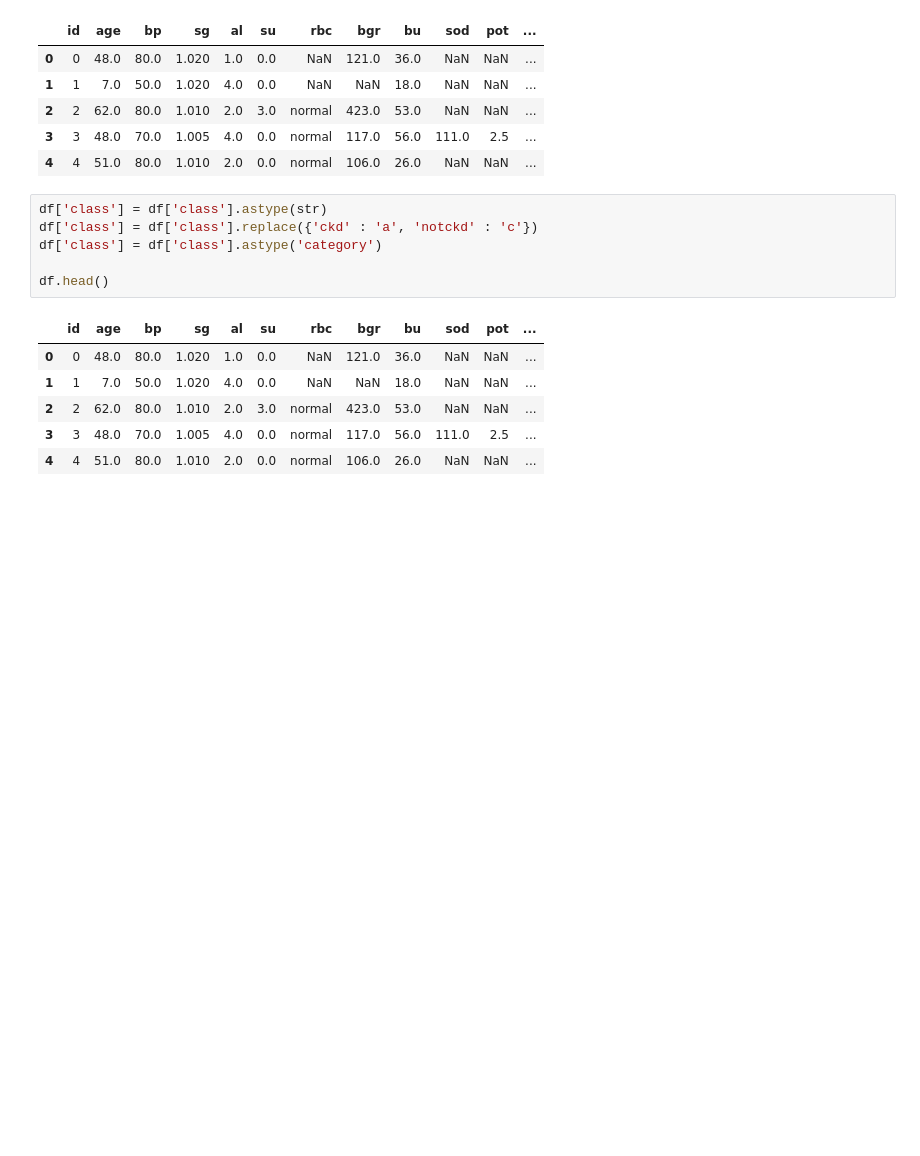
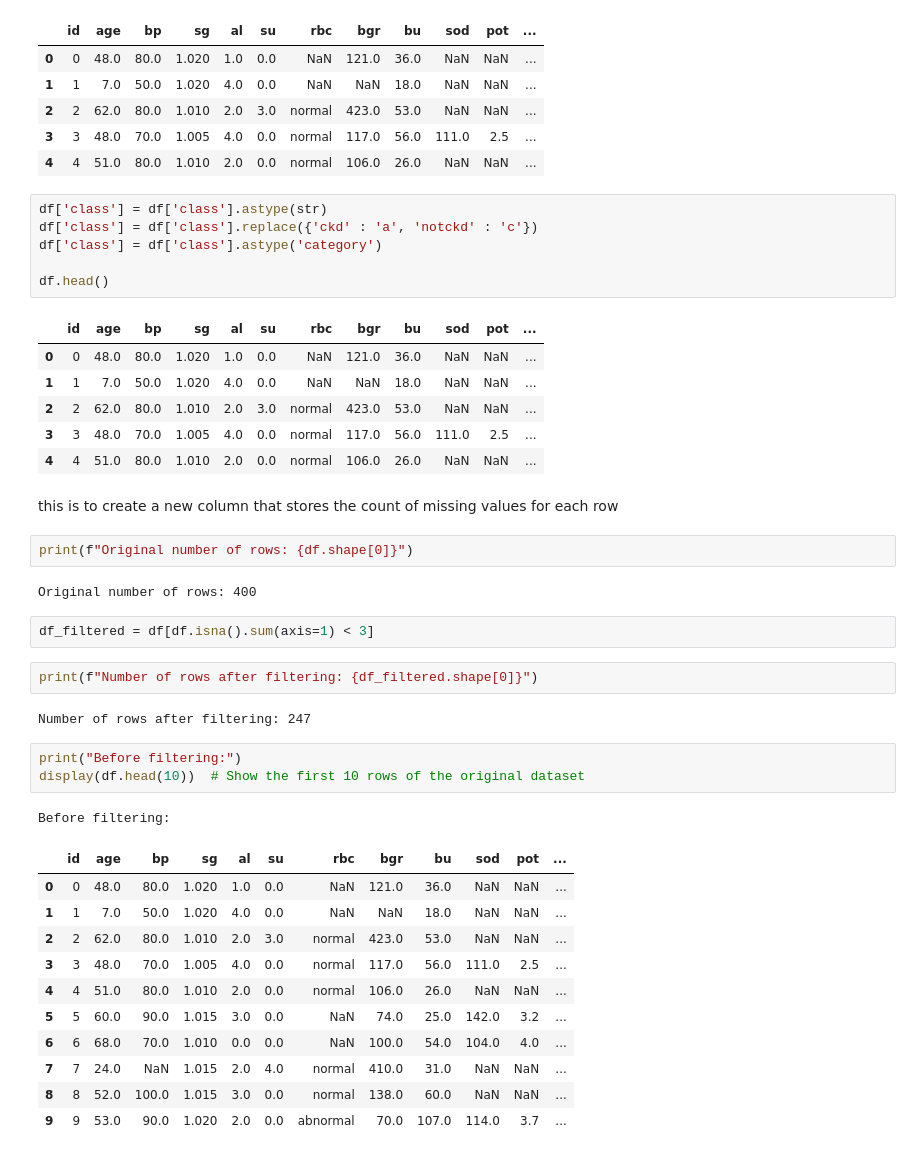
Before and after one commit to japuter/munDkko, a Jupyter notebook: assigment1.ipynb, the cells around one changed output. Cells and saved outputs as stored; diff of their text form; blank space fills up the shorter version.

```diff
--- a/assigment1.ipynb
+++ b/assigment1.ipynb
@@ -95,3 +97,31 @@ df.head()
 | 2 | 2 | 62.0 | 80.0 | 1.010 | 2.0 | 3.0 | normal | 423.0 | 53.0 | NaN | NaN | ... |
 | 3 | 3 | 48.0 | 70.0 | 1.005 | 4.0 | 0.0 | normal | 117.0 | 56.0 | 111.0 | 2.5 | ... |
 | 4 | 4 | 51.0 | 80.0 | 1.010 | 2.0 | 0.0 | normal | 106.0 | 26.0 | NaN | NaN | ... |
+# %% [markdown]
+this is to create a new column that stores the count of missing values for each row
+# %%
+print(f"Original number of rows: {df.shape[0]}")
+# %% [output]
+Original number of rows: 400
+# %%
+df_filtered = df[df.isna().sum(axis=1) < 3]
+# %%
+print(f"Number of rows after filtering: {df_filtered.shape[0]}")
+# %% [output]
+Number of rows after filtering: 247
+# %%
+print("Before filtering:")
+display(df.head(10))  # Show the first 10 rows of the original dataset
+# %% [output]
+Before filtering:
+|  | id | age | bp | sg | al | su | rbc | bgr | bu | sod | pot | ... |
+| 0 | 0 | 48.0 | 80.0 | 1.020 | 1.0 | 0.0 | NaN | 121.0 | 36.0 | NaN | NaN | ... |
+| 1 | 1 | 7.0 | 50.0 | 1.020 | 4.0 | 0.0 | NaN | NaN | 18.0 | NaN | NaN | ... |
+| 2 | 2 | 62.0 | 80.0 | 1.010 | 2.0 | 3.0 | normal | 423.0 | 53.0 | NaN | NaN | ... |
+| 3 | 3 | 48.0 | 70.0 | 1.005 | 4.0 | 0.0 | normal | 117.0 | 56.0 | 111.0 | 2.5 | ... |
+| 4 | 4 | 51.0 | 80.0 | 1.010 | 2.0 | 0.0 | normal | 106.0 | 26.0 | NaN | NaN | ... |
+| 5 | 5 | 60.0 | 90.0 | 1.015 | 3.0 | 0.0 | NaN | 74.0 | 25.0 | 142.0 | 3.2 | ... |
+| 6 | 6 | 68.0 | 70.0 | 1.010 | 0.0 | 0.0 | NaN | 100.0 | 54.0 | 104.0 | 4.0 | ... |
+| 7 | 7 | 24.0 | NaN | 1.015 | 2.0 | 4.0 | normal | 410.0 | 31.0 | NaN | NaN | ... |
+| 8 | 8 | 52.0 | 100.0 | 1.015 | 3.0 | 0.0 | normal | 138.0 | 60.0 | NaN | NaN | ... |
+| 9 | 9 | 53.0 | 90.0 | 1.020 | 2.0 | 0.0 | abnormal | 70.0 | 107.0 | 114.0 | 3.7 | ... |
```
Also changed, not shown: parts of 8 cells of this notebook.
